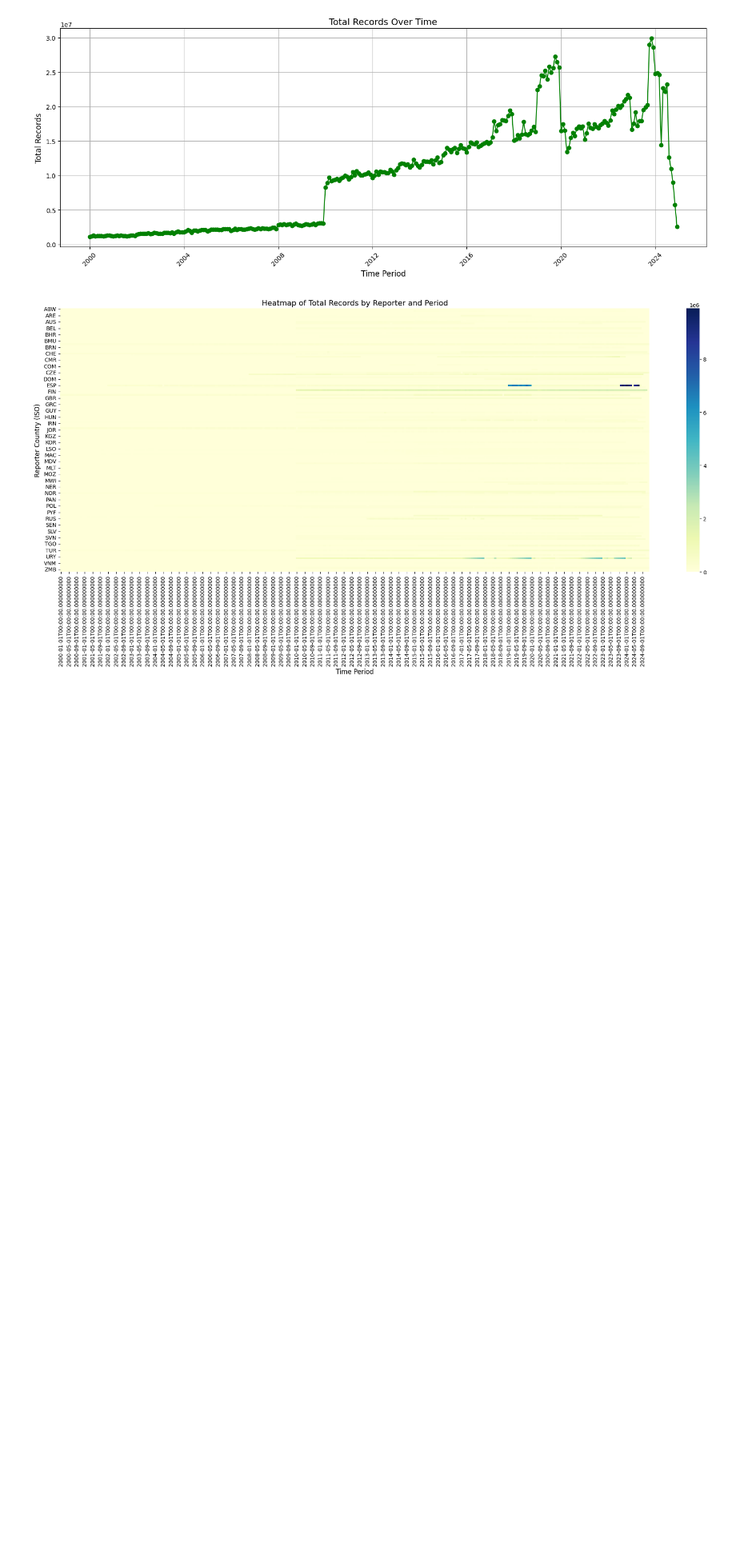
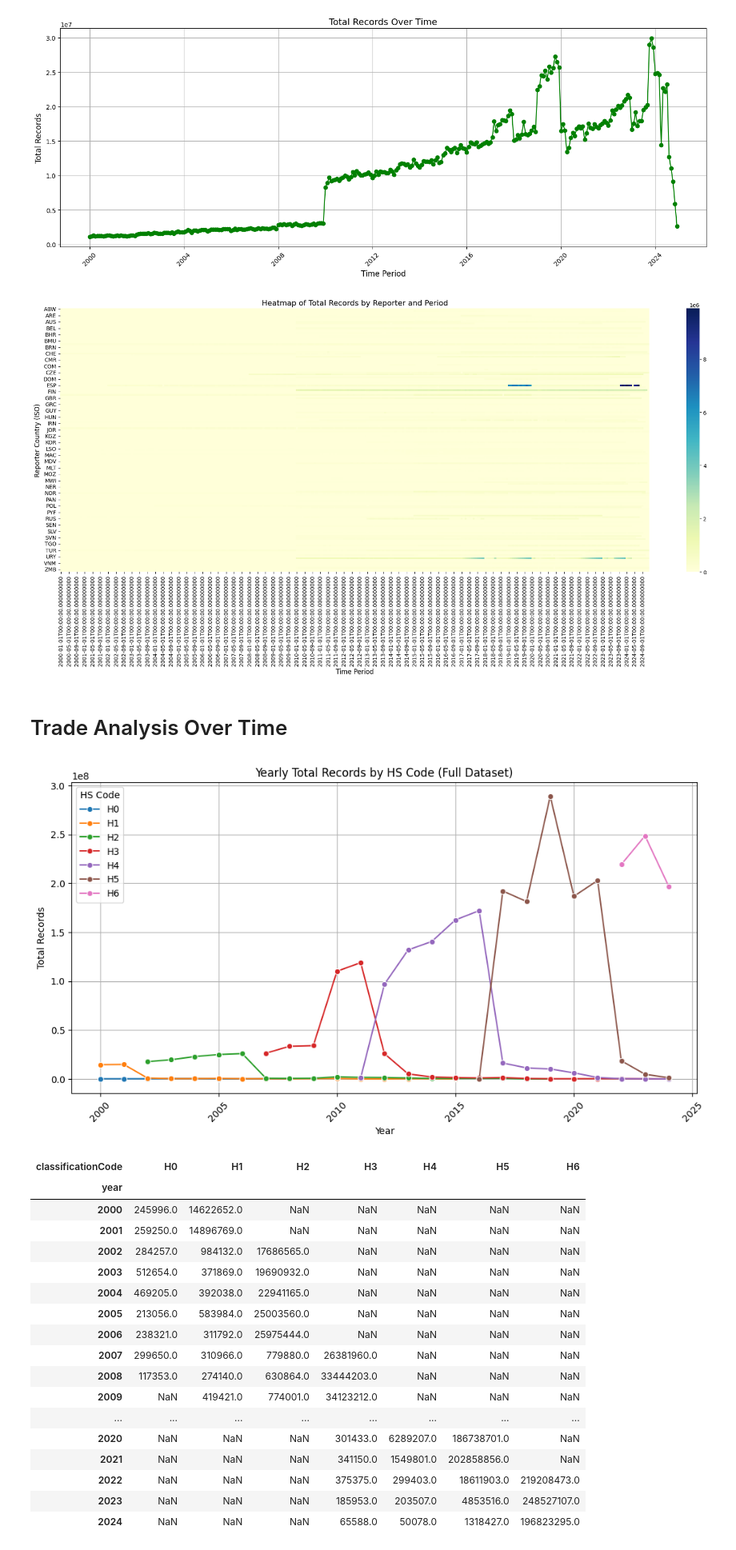
Before and after one commit to ModelEarth/exiobase-global-trade, a Jupyter notebook: comtrade/comtrade-report.ipynb, the cells around one changed output. Shown at 80% size. Saved outputs shown, nothing was run; the diff lists cells and outputs as text; code cells hidden in the pictures; blank space fills up the shorter version.

```diff
--- a/comtrade/comtrade-report.ipynb
+++ b/comtrade/comtrade-report.ipynb
@@ -236,3 +242,45 @@ plot_heatmap(df)
 [figure]
 [figure]
 [figure]
+# %% [markdown]
+# Trade Analysis Over Time
+# %%
+# Extract year from the period column
+df["year"] = df["period"].dt.year
+# Aggregate total trade records by classificationCode and year
+yearly_trend_full = df.groupby(["year", "classificationCode"])["totalRecords"].sum().reset_index()
+# Plot yearly trend for each HS Code
+plt.figure(figsize=(12, 6))
+sns.lineplot(data=yearly_trend_full, x="year", y="totalRecords", hue="classificationCode", marker="o")
+# Formatting the plot
+plt.title("Yearly Total Records by HS Code (Full Dataset)")
+plt.xlabel("Year")
+plt.ylabel("Total Records")
+plt.grid(True)
+plt.xticks(rotation=45)
+plt.legend(title="HS Code")
+plt.show()
+# Pivot the data to create a structured table format
+yearly_trend_pivot = yearly_trend_full.pivot(index="year", columns="classificationCode", values="totalRecords")
+# Display the structured table
+display(yearly_trend_pivot)
+# %% [output]
+[figure, added]
+| classificationCode | H0 | H1 | H2 | H3 | H4 | H5 | H6 |
+| year |  |  |  |  |  |  |  |
+| 2000 | 245996.0 | 14622652.0 | NaN | NaN | NaN | NaN | NaN |
+| 2001 | 259250.0 | 14896769.0 | NaN | NaN | NaN | NaN | NaN |
+| 2002 | 284257.0 | 984132.0 | 17686565.0 | NaN | NaN | NaN | NaN |
+| 2003 | 512654.0 | 371869.0 | 19690932.0 | NaN | NaN | NaN | NaN |
+| 2004 | 469205.0 | 392038.0 | 22941165.0 | NaN | NaN | NaN | NaN |
+| 2005 | 213056.0 | 583984.0 | 25003560.0 | NaN | NaN | NaN | NaN |
+| 2006 | 238321.0 | 311792.0 | 25975444.0 | NaN | NaN | NaN | NaN |
+| 2007 | 299650.0 | 310966.0 | 779880.0 | 26381960.0 | NaN | NaN | NaN |
+| 2008 | 117353.0 | 274140.0 | 630864.0 | 33444203.0 | NaN | NaN | NaN |
+| 2009 | NaN | 419421.0 | 774001.0 | 34123212.0 | NaN | NaN | NaN |
+| ... | ... | ... | ... | ... | ... | ... | ... |
+| 2020 | NaN | NaN | NaN | 301433.0 | 6289207.0 | 186738701.0 | NaN |
+| 2021 | NaN | NaN | NaN | 341150.0 | 1549801.0 | 202858856.0 | NaN |
+| 2022 | NaN | NaN | NaN | 375375.0 | 299403.0 | 18611903.0 | 219208473.0 |
+| 2023 | NaN | NaN | NaN | 185953.0 | 203507.0 | 4853516.0 | 248527107.0 |
+| 2024 | NaN | NaN | NaN | 65588.0 | 50078.0 | 1318427.0 | 196823295.0 |
```
Also changed, not shown: parts of 13 cells of this notebook.
